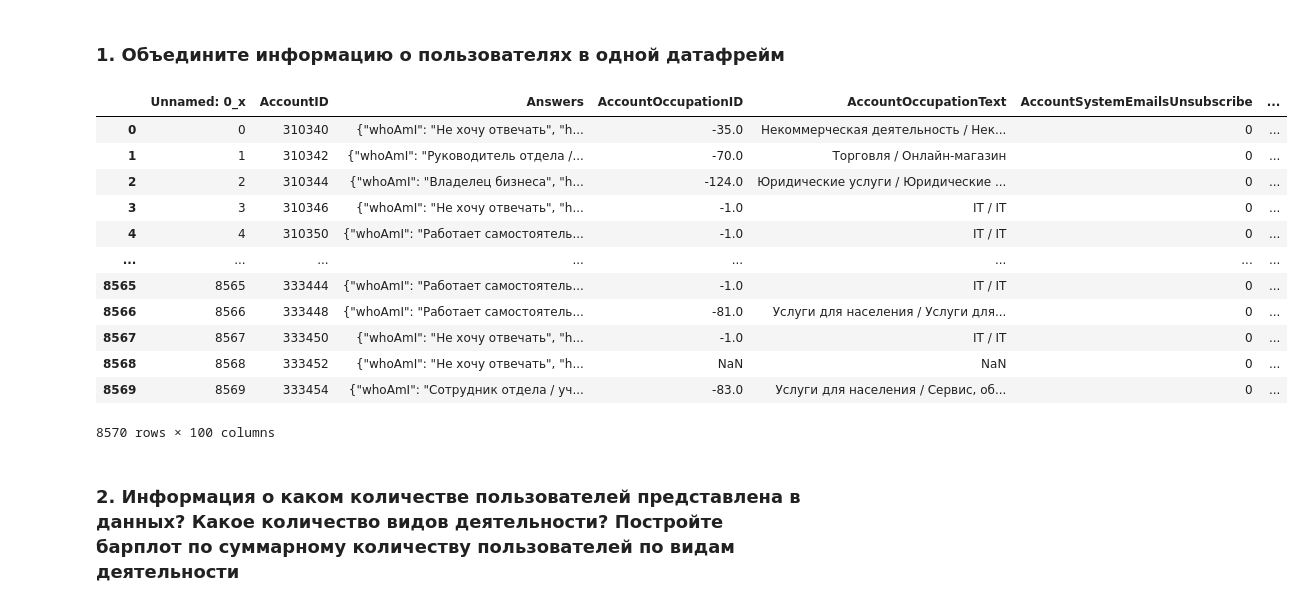
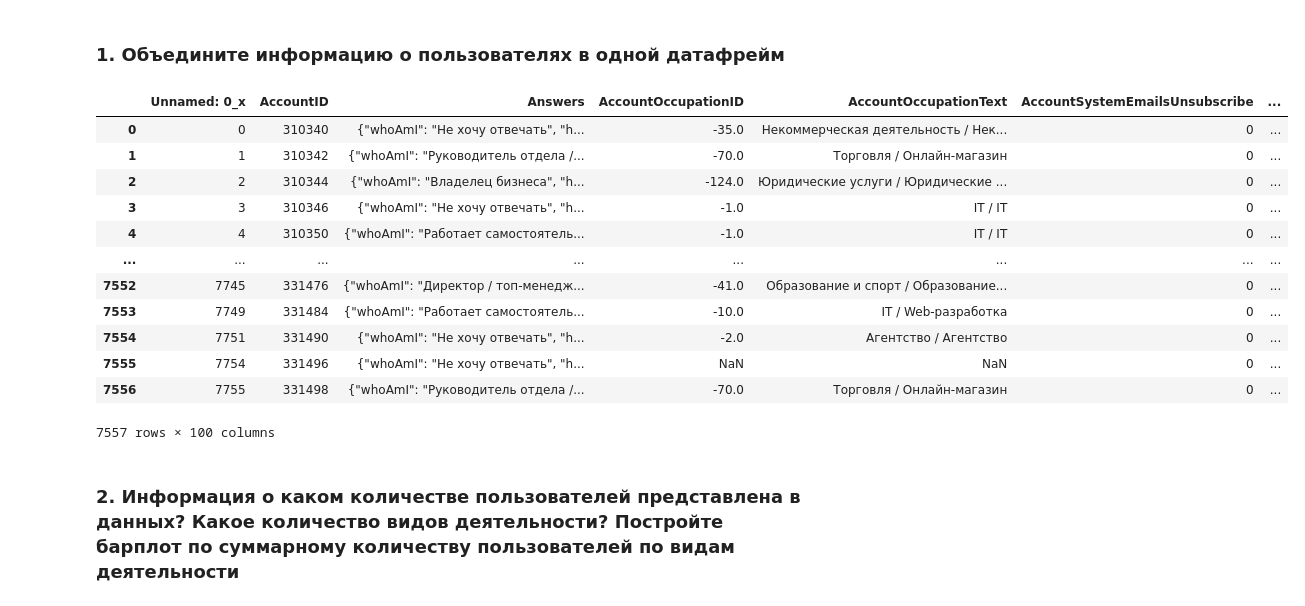
Before and after one commit to CuteLer/recommendation_systems_modul, a Jupyter notebook: main.ipynb, the cells around one changed output. Cells and saved outputs as stored; diff of their text form; code cells hidden in the pictures.

```diff
--- a/main.ipynb
+++ b/main.ipynb
@@ -11,29 +11,29 @@ from matplotlib import pyplot as plt
 # %%
 df_metrics_de = pd.read_csv('metrics_de.csv')
 
 df_metrics_ru = pd.read_csv('metrics_ru.csv')
 onboarding = pd.read_csv('onboarding.csv')
 
 data = pd.concat([df_metrics_de, df_metrics_ru], ignore_index=True, sort=False)
-data = onboarding.merge(data, on='AccountID', how='left')
+data = onboarding.merge(data, on='AccountID', how='inner')
 data.to_csv('all_data.csv')
 data
 
 # result = result.dropna(subset=["Answers"])
 # %% [output]
 |  | Unnamed: 0_x | AccountID | Answers | AccountOccupationID | AccountOccupationText | AccountSystemEmailsUnsubscribe | ... |
 | 0 | 0 | 310340 | {"whoAmI": "Не хочу отвечать", "h... | -35.0 | Некоммерческая деятельность / Нек... | 0 | ... |
 | 1 | 1 | 310342 | {"whoAmI": "Руководитель отдела /... | -70.0 | Торговля / Онлайн-магазин | 0 | ... |
 | 2 | 2 | 310344 | {"whoAmI": "Владелец бизнеса", "h... | -124.0 | Юридические услуги / Юридические ... | 0 | ... |
 | 3 | 3 | 310346 | {"whoAmI": "Не хочу отвечать", "h... | -1.0 | IT / IT | 0 | ... |
 | 4 | 4 | 310350 | {"whoAmI": "Работает самостоятель... | -1.0 | IT / IT | 0 | ... |
 | ... | ... | ... | ... | ... | ... | ... | ... |
-| 8565 | 8565 | 333444 | {"whoAmI": "Работает самостоятель... | -1.0 | IT / IT | 0 | ... |
-| 8566 | 8566 | 333448 | {"whoAmI": "Работает самостоятель... | -81.0 | Услуги для населения / Услуги для... | 0 | ... |
-| 8567 | 8567 | 333450 | {"whoAmI": "Не хочу отвечать", "h... | -1.0 | IT / IT | 0 | ... |
-| 8568 | 8568 | 333452 | {"whoAmI": "Не хочу отвечать", "h... | NaN | NaN | 0 | ... |
-| 8569 | 8569 | 333454 | {"whoAmI": "Сотрудник отдела / уч... | -83.0 | Услуги для населения / Сервис, об... | 0 | ... |
+| 7552 | 7745 | 331476 | {"whoAmI": "Директор / топ-менедж... | -41.0 | Образование и спорт / Образование... | 0 | ... |
+| 7553 | 7749 | 331484 | {"whoAmI": "Работает самостоятель... | -10.0 | IT / Web-разработка | 0 | ... |
+| 7554 | 7751 | 331490 | {"whoAmI": "Не хочу отвечать", "h... | -2.0 | Агентство / Агентство | 0 | ... |
+| 7555 | 7754 | 331496 | {"whoAmI": "Не хочу отвечать", "h... | NaN | NaN | 0 | ... |
+| 7556 | 7755 | 331498 | {"whoAmI": "Руководитель отдела /... | -70.0 | Торговля / Онлайн-магазин | 0 | ... |
-8570 rows × 100 columns
+7557 rows × 100 columns
 # %% [markdown]
 ### 2. Информация о каком количестве пользователей представлена в данных? Какое количество видов деятельности? Постройте барплот по суммарному количеству пользователей по видам деятельности
 # %%
```
Also changed, not shown: parts of 7 cells of this notebook, 1 other file.
